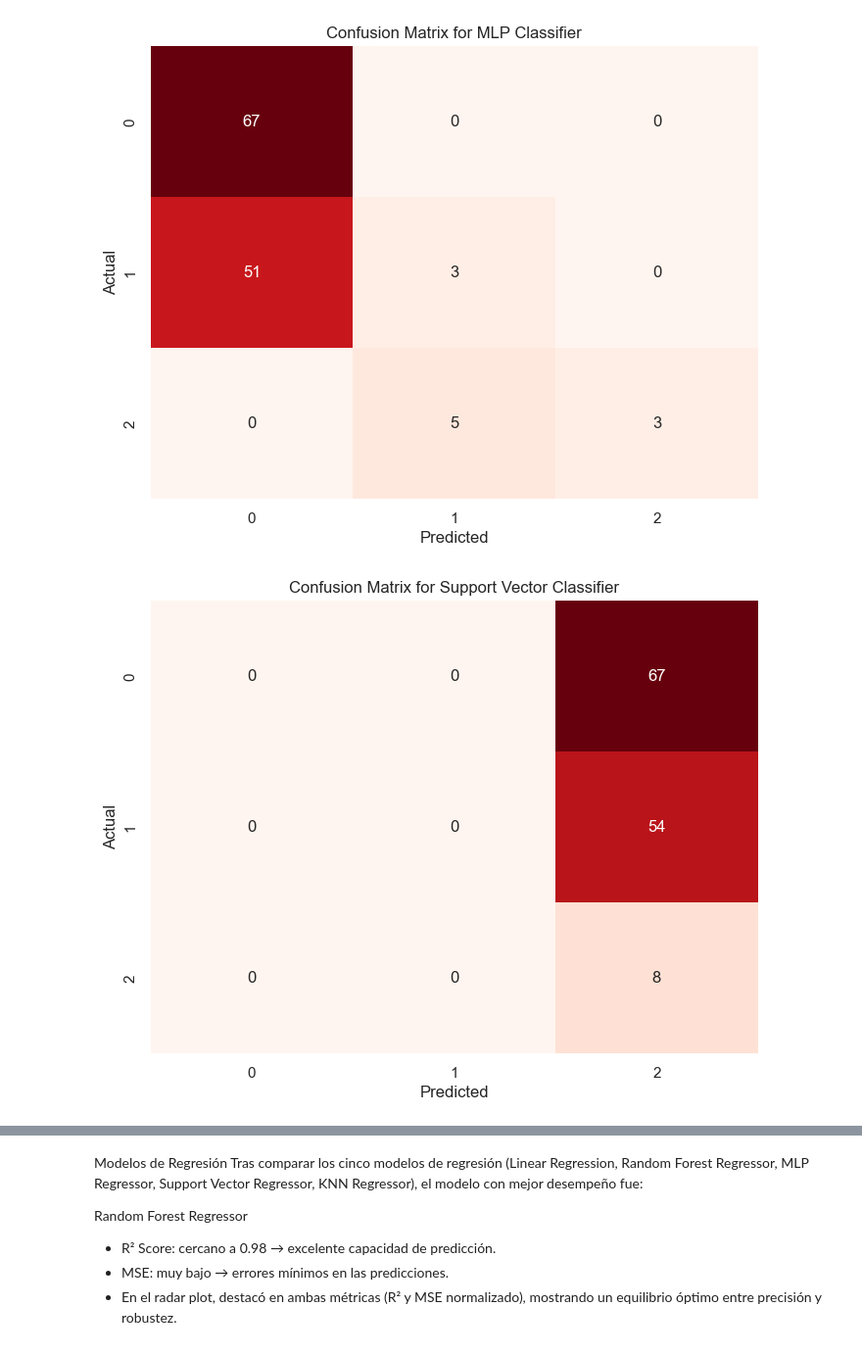
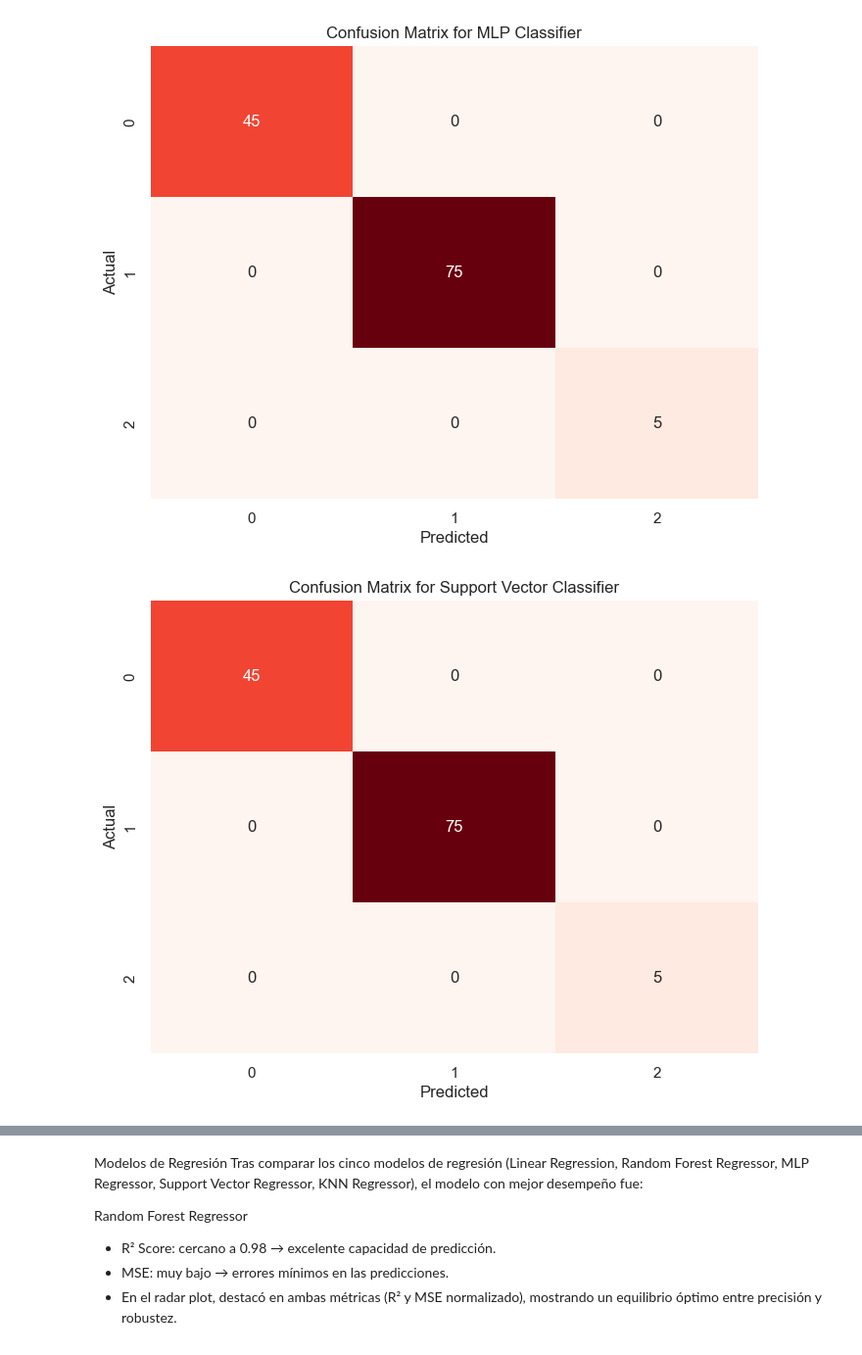
Before and after one commit to JuanLopezAranzazu/proyecto4-ciencia-datos, a Jupyter notebook: notebooks/predictive_models.ipynb, the cells around one changed output, grey strips where cells are left out. Shown at 98% size. Drawn from its saved outputs; the diff is of its cells as text; code cells hidden in the pictures.

```diff
--- a/notebooks/predictive_models.ipynb
+++ b/notebooks/predictive_models.ipynb
@@ -195,16 +197,15 @@ Datos de prueba: (129, 20), (129,)
 # %%
-# ===============================
-# Definir los modelos de clasificacion supervisada a evaluar
-# ===============================
-from sklearn.neighbors import KNeighborsClassifier
+# ================================
+# Definir los modelos supervisados
+# ================================
 
 
-# Modelos de clasificación supervisada
+
 models = {
     "Logistic Regression": LogisticRegression(max_iter=1000),
     "Random Forest": RandomForestClassifier(random_state=42),
     "MLP Classifier": MLPClassifier(random_state=42, max_iter=500),
-    "Support Vector Classifier": SVC(),
+    "Support Vector Classifier": SVC(probability=True),
     "K-Nearest Neighbors": KNeighborsClassifier()
 }
 
@@ -215,22 +216,19 @@ classification_metrics = {}
 
 for name, model in models.items():
     try:
-        # Entrenar el modelo
         model.fit(X_train_scaled, y_train)
-
-        # Predecir
         y_pred = model.predict(X_test_scaled)
 
-        # Calcular métricas
         acc = accuracy_score(y_test, y_pred)
         f1 = f1_score(y_test, y_pred, average='weighted')
         report = classification_report(y_test, y_pred, output_dict=True)
+        conf_matrix = confusion_matrix(y_test, y_pred)
 
-        # Guardar resultados
         classification_metrics[name] = {
             "Accuracy": acc,
             "F1 Score (weighted)": f1,
-            "Classification Report": report
+            "Classification Report": report,
+            "Confusion Matrix": conf_matrix
         }
 
     except Exception as e:
@@ -238,12 +236,13 @@ for name, model in models.items():
             "Accuracy": None,
             "F1 Score (weighted)": None,
             "Classification Report": None,
+            "Confusion Matrix": None,
             "Error": str(e)
         }
 
-# ===========================
-# Mostrar métricas por modelo
-# ===========================
+# ==============================
+# Mostrar métricas y visualización
+# ==============================
 for name, metrics in classification_metrics.items():
     print(f"\n=== {name} Metrics ===")
     if metrics["Accuracy"] is not None:
@@ -251,6 +250,15 @@ for name, metrics in classification_metrics.items():
         print(f"F1 Score (weighted): {metrics['F1 Score (weighted)']:.4f}")
         print("Classification Report:")
         print(classification_report(y_test, models[name].predict(X_test_scaled)))
+
+        # Mostrar matriz de confusión
+        plt.figure(figsize=(6, 4))
+        sns.heatmap(metrics["Confusion Matrix"], annot=True, fmt='d', cmap='Reds')
+        plt.title(f"Confusion Matrix - {name}")
+        plt.xlabel("Predicted Label")
+        plt.ylabel("True Label")
+        plt.show()
+
     else:
         print("Error al entrenar este modelo:")
         print(metrics["Error"])
@@ -275,7 +336,7 @@ weighted avg       0.99      0.99      0.99       129
 # %%
-# Mostrar las matrices de confusión de los modelos
+# Mostrar las matrices de confusión de los modelos (usando datos escalados)
 for name, model in models.items():
-    y_pred = model.predict(X_test)
+    y_pred = model.predict(X_test_scaled)
     cm = confusion_matrix(y_test, y_pred)
 
     plt.figure(figsize=(8, 6))
@@ -290,2 +351,2 @@ for name, model in models.items():
-[figure, old version]
+[figure, new version]
-[figure, old version]
+[figure, new version]
```
Also changed, not shown: parts of 17 cells of this notebook, 2 other files.
